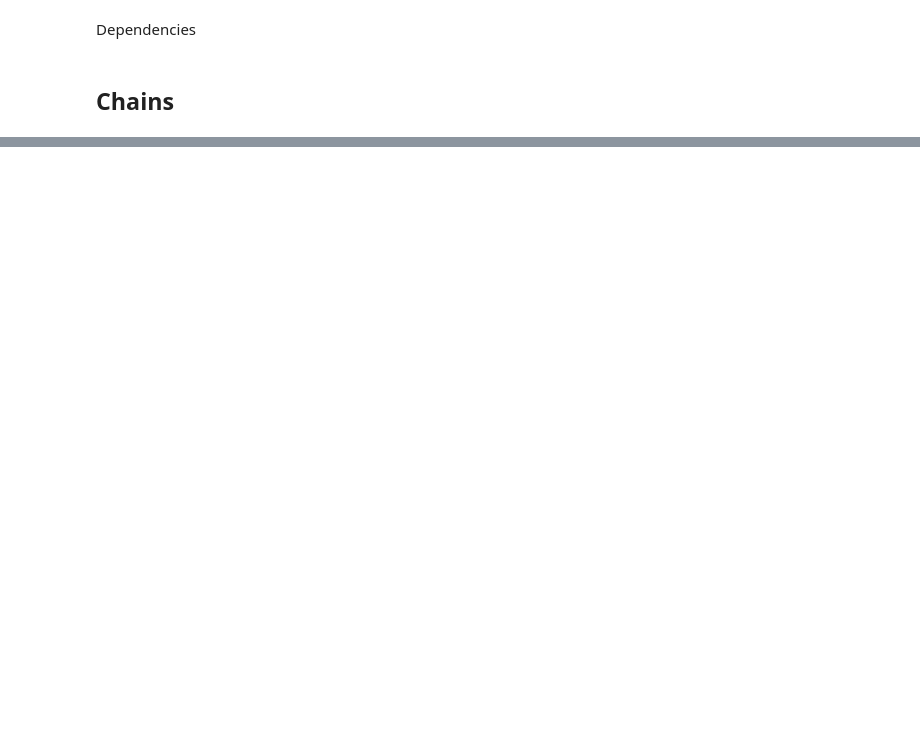
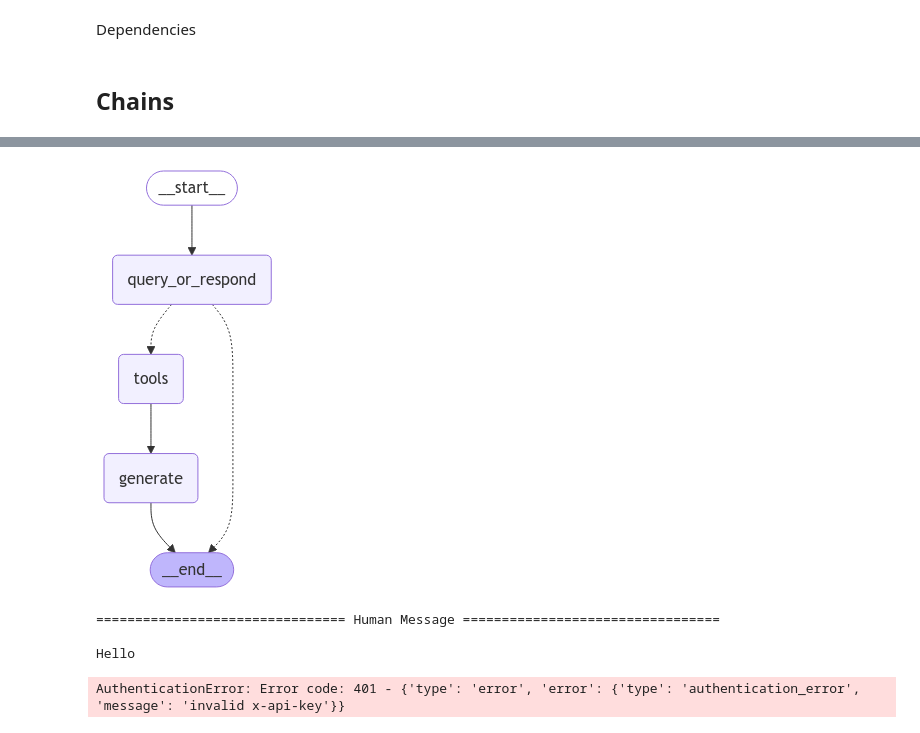
Before and after one commit to Monalisha-Roy/rag, a Jupyter notebook: rag2.ipynb, the cells around one changed output, grey strips where cells are left out. Cells and saved outputs as stored; diff of their text form; code cells hidden in the pictures; blank space fills up the shorter version.

```diff
--- a/rag2.ipynb
+++ b/rag2.ipynb
@@ -124,0 +173,38 @@ def query_or_respond(state: MessagesState):
+# %%
+from langgraph.graph import END
+from langgraph.prebuilt import ToolNode, tools_condition
+
+graph_builder.add_node(query_or_respond)
+graph_builder.add_node(tools)
+graph_builder.add_node(generate)
+
+graph_builder.set_entry_point("query_or_respond")
+graph_builder.add_conditional_edges(
+    "query_or_respond",
+    tools_condition,
+    {END: END, "tools": "tools"},
+)
+
+graph_builder.add_edge("tools", "generate")
+graph_builder.add_edge("generate", END)
+
+graph = graph_builder.compile()
+# %%
+from IPython.display import Image, display
+
+display(Image(graph.get_graph().draw_mermaid_png()))
+# %% [output]
+[figure, added]
+# %%
+input_message = "Hello"
+
+for step in graph.stream(
+    {"messages": [{"role": "user", "content": input_message}]},
+    stream_mode="values",
+):
+    step["messages"][-1].pretty_print()
+# %% [output]
+================================ Human Message =================================
+
+Hello
+AuthenticationError: Error code: 401 - {'type': 'error', 'error': {'type': 'authentication_error', 'message': 'invalid x-api-key'}}
```
Also changed, not shown: parts of 7 cells of this notebook.
